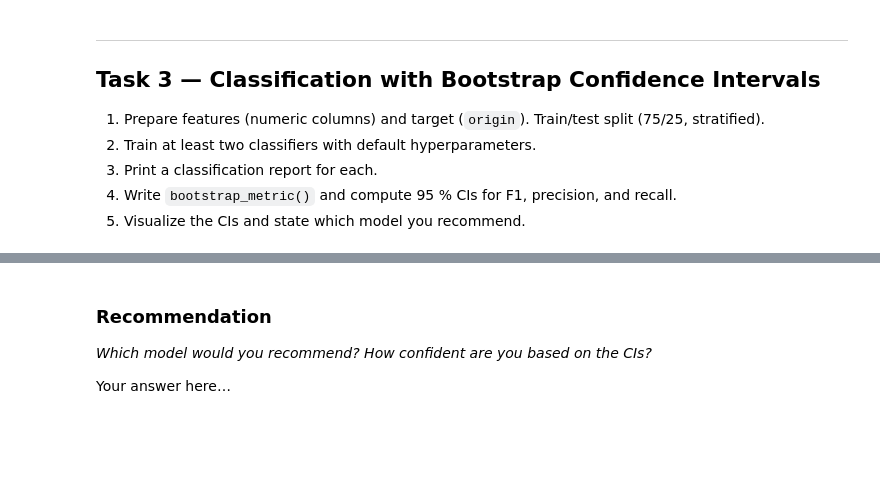
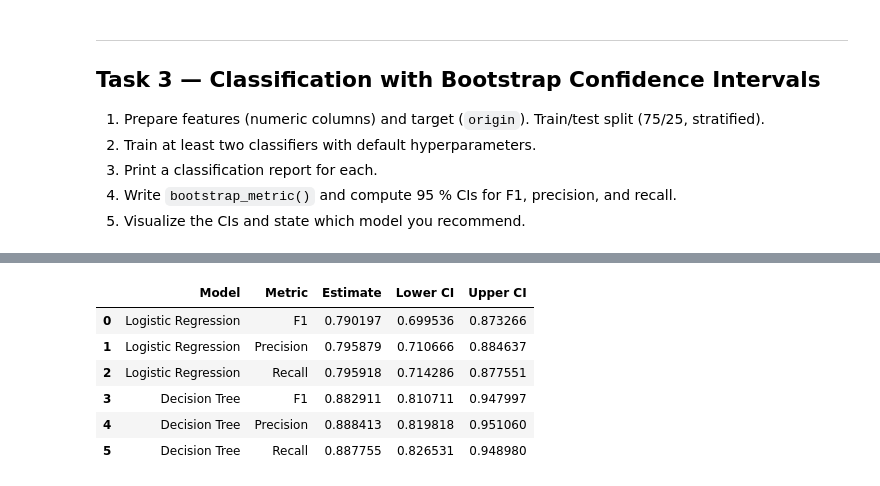
Before and after one commit to Data-AI-IDDA/m3-13-assessment, a Jupyter notebook: m3-13-assessment.ipynb, the cells around one changed output, grey strips where cells are left out. Cells and saved outputs as stored; diff of their text form; code cells hidden in the pictures; blank space fills up the shorter version.

```diff
--- a/m3-13-assessment.ipynb
+++ b/m3-13-assessment.ipynb
@@ -77,12 +175,13 @@ Your answer here…
 # %%
 from sklearn.model_selection import train_test_split
 from sklearn.metrics import classification_report, f1_score, precision_score, recall_score
+import numpy as np
 
 numeric_cols = ["mpg", "cylinders", "displacement", "horsepower",
                 "weight", "acceleration", "model_year"]
 
 X = mpg[numeric_cols].values
-y = mpg["origin"].values
+y = np.array(mpg["origin"])
 
 X_train, X_test, y_train, y_test = train_test_split(
     X, y, test_size=0.25, stratify=y, random_state=SEED
@@ -105,5 +247,19 @@ def bootstrap_metric(y_true, y_pred, metric_fn, n_boot=2000, seed=42):
     ci_upper : float
     boot_scores : np.ndarray
     """
-    # Your code here
-    pass
+    np.random.seed(seed)
+    boot_scores = []
+    n_samples = len(y_true)
+    indices = np.arange(n_samples)
+
+    for _ in range(n_boot):
+        resample_idx = np.random.choice(indices, size=n_samples, replace=True)
+        score = metric_fn(y_true[resample_idx], y_pred[resample_idx], average='weighted')
+        boot_scores.append(score)
+
+    boot_scores = np.array(boot_scores)
+    point_estimate = metric_fn(y_true, y_pred, average='weighted')
+    ci_lower = np.percentile(boot_scores, 2.5)
+    ci_upper = np.percentile(boot_scores, 97.5)
+
+    return point_estimate, ci_lower, ci_upper, boot_scores
@@ -114,6 +266,26 @@ def bootstrap_metric(y_true, y_pred, metric_fn, n_boot=2000, seed=42):
-# %% [markdown]
-### Recommendation
-
-*Which model would you recommend? How confident are you based on the CIs?*
-
-Your answer here…
+# %%
+metrics = {'F1': f1_score, 'Precision': precision_score, 'Recall': recall_score}
+models = {'Logistic Regression': y_pred_log, 'Decision Tree': y_pred_dt}
+boot_results = []
+
+for model_name, y_pred in models.items():
+    for metric_name, metric_fn in metrics.items():
+        point, lower, upper, _ = bootstrap_metric(y_test, y_pred, metric_fn)
+        boot_results.append({
+            'Model': model_name,
+            'Metric': metric_name,
+            'Estimate': point,
+            'Lower CI': lower,
+            'Upper CI': upper
+        })
+
+df_boot = pd.DataFrame(boot_results)
+df_boot
+# %% [output]
+|  | Model | Metric | Estimate | Lower CI | Upper CI |
+| 0 | Logistic Regression | F1 | 0.790197 | 0.699536 | 0.873266 |
+| 1 | Logistic Regression | Precision | 0.795879 | 0.710666 | 0.884637 |
+| 2 | Logistic Regression | Recall | 0.795918 | 0.714286 | 0.877551 |
+| 3 | Decision Tree | F1 | 0.882911 | 0.810711 | 0.947997 |
+| 4 | Decision Tree | Precision | 0.888413 | 0.819818 | 0.951060 |
+| 5 | Decision Tree | Recall | 0.887755 | 0.826531 | 0.948980 |
```
Also changed, not shown: parts of 32 cells of this notebook.
